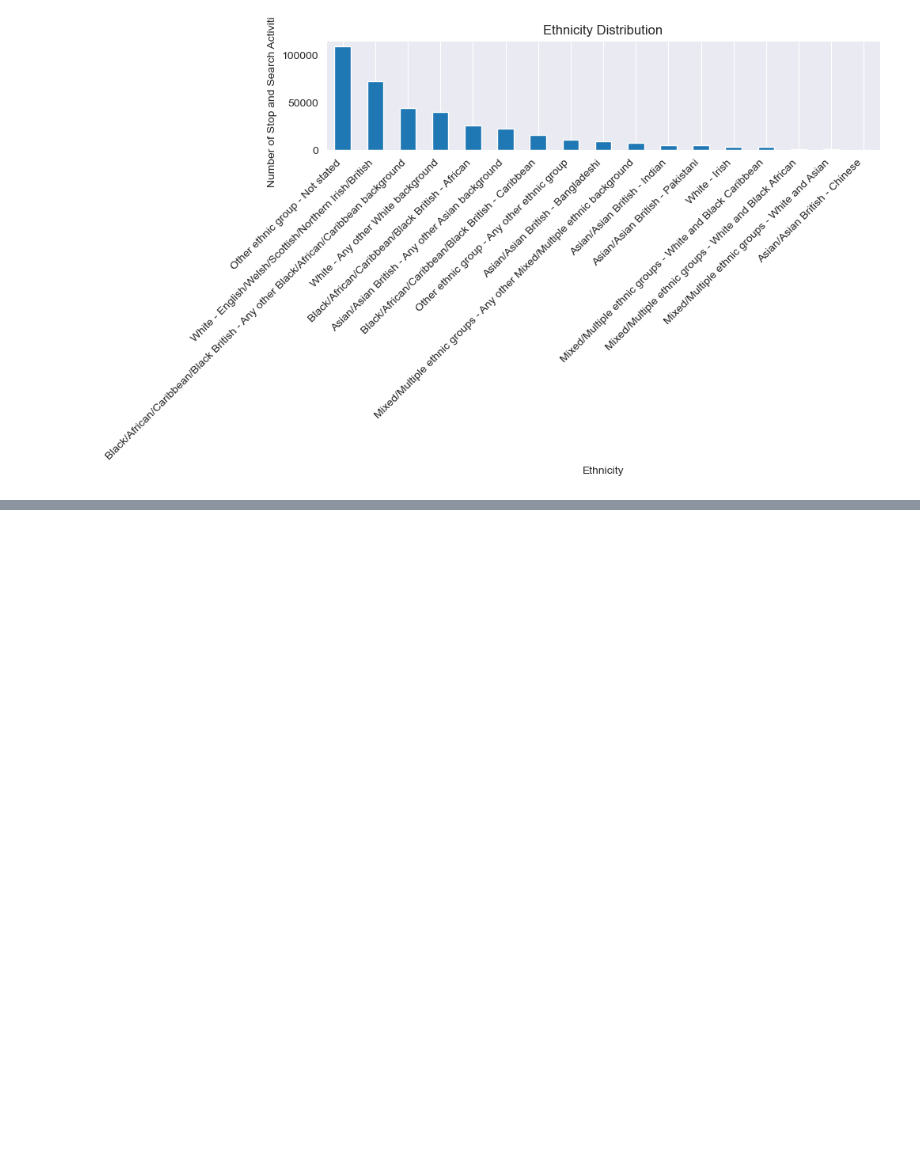
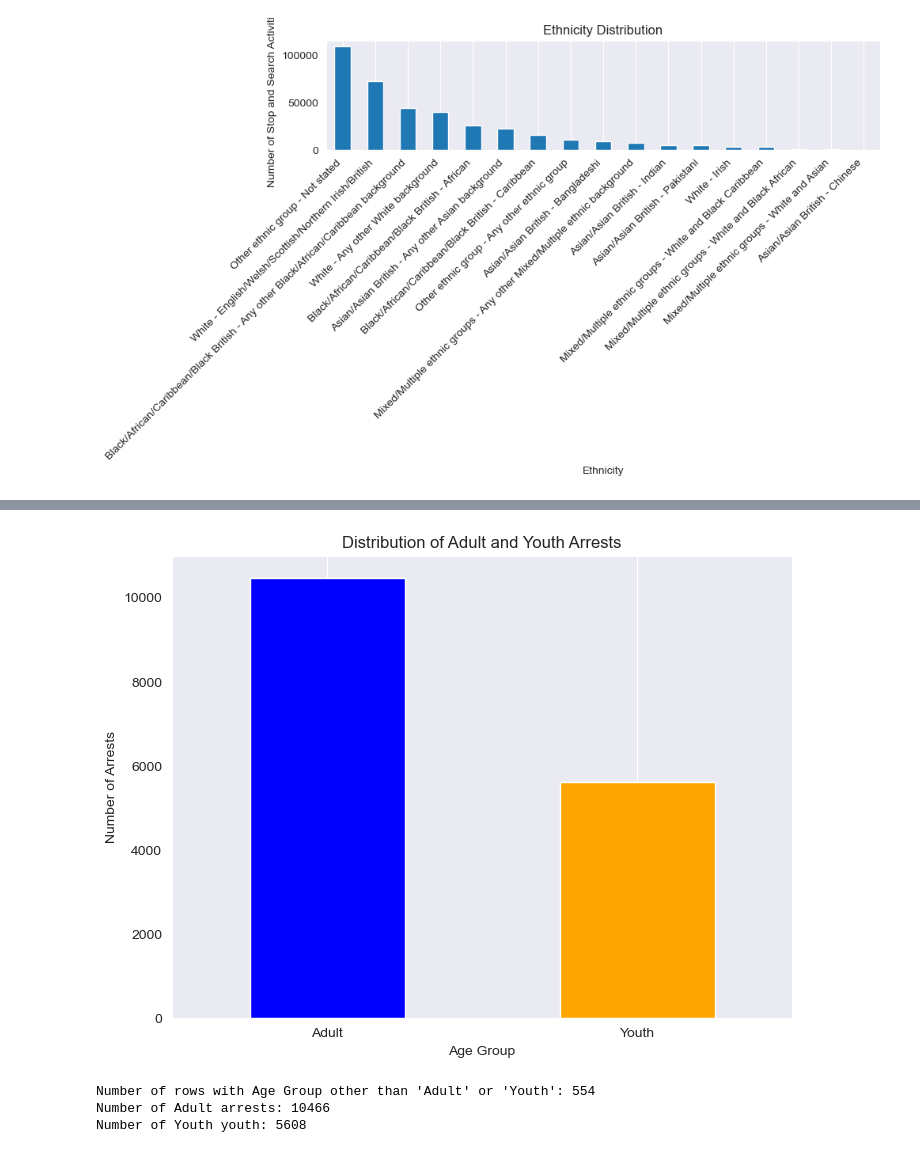
Before and after one commit to gvescina/LondonPoliceTrustAnalysis, a Jupyter notebook: eda/Metropolitan_EDA.ipynb, the cells around one changed output, grey strips where cells are left out. Cells and saved outputs as stored; diff of their text form; code cells hidden in the pictures; blank space fills up the shorter version.

```diff
--- a/eda/Metropolitan_EDA.ipynb
+++ b/eda/Metropolitan_EDA.ipynb
@@ -269,0 +305,9 @@ plt.show()
+# %%
+import pandas as pd
+
+# Load the Excel file
+arrests = pd.read_excel("../data/Custody_Arrests_2019_2024.xlsx")
+
+# Display the information (first few rows) from the Excel file
+print("Information from Custody_Arrests_2019_2024.xlsx:")
+print(arrests.info())
@@ -269,0 +333,42 @@ plt.show()
+# %%
+# Filter out rows where Age Group is other than 'Adult' or 'Youth'
+filtered_data = arrests[arrests['Age Group'].isin(['Adult', 'Youth'])]
+
+# Plotting distribution of Adult and Youth
+plt.figure(figsize=(8, 6))
+filtered_data['Age Group'].value_counts().plot(kind='bar', color=['blue', 'orange'])
+plt.title('Distribution of Adult and Youth Arrests')
+plt.xlabel('Age Group')
+plt.ylabel('Number of Arrests')
+plt.xticks(rotation=0)
+plt.grid(axis='y')
+plt.show()
+# %% [output]
+[figure, added]
+# %%
+# Find the number of rows in the original DataFrame 'arrests' where Age Group is neither 'Adult' nor 'Youth'
+other_age_rows = arrests[~arrests['Age Group'].isin(['Adult', 'Youth'])]
+
+# Get the number of rows
+num_other_age_rows = other_age_rows.shape[0]
+
+print("Number of rows with Age Group other than 'Adult' or 'Youth':", num_other_age_rows)
+
+# Filter the DataFrame for 'Adult' age group
+adult_rows = arrests[arrests['Age Group'] == 'Adult']
+
+# Get the count of adult rows
+num_adult_rows = adult_rows.shape[0]
+
+# Filter the DataFrame for 'Youth' age group
+youth_rows = arrests[arrests['Age Group'] == 'Youth']
+
+# Get the count of youth rows
+num_youth_rows = youth_rows.shape[0]
+
+print("Number of Adult arrests:", num_adult_rows)
+print("Number of Youth youth:", num_youth_rows)
+# %% [output]
+Number of rows with Age Group other than 'Adult' or 'Youth': 554
+Number of Adult arrests: 10466
+Number of Youth youth: 5608
```
Also changed, not shown: parts of 5 cells of this notebook.
